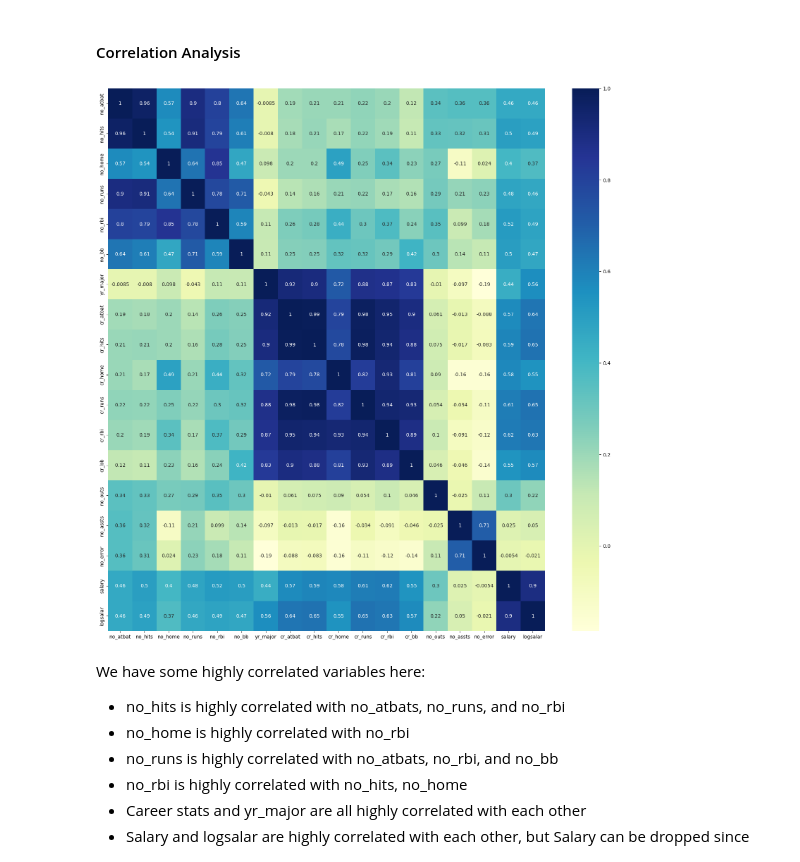
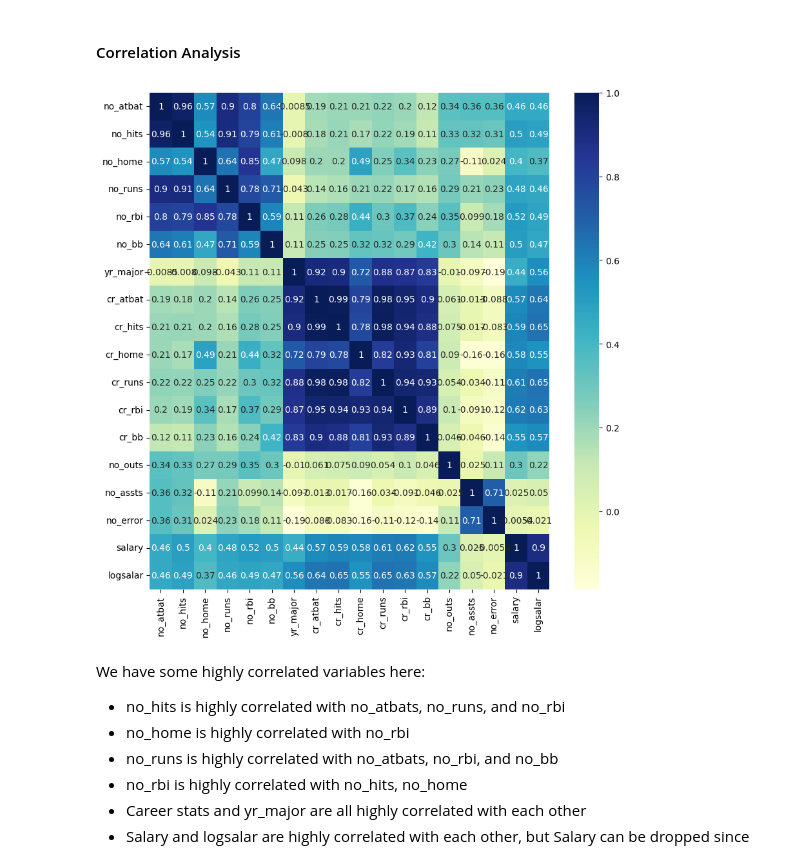
Before and after one commit to MSWinds/dm-group1-project, a Jupyter notebook: Final_Project.ipynb, the cells around one changed output. Cells and saved outputs as stored; diff of their text form; code cells hidden in the pictures.

```diff
--- a/Final_Project.ipynb
+++ b/Final_Project.ipynb
@@ -2312,11 +2387,11 @@ metadata(df_b_raw)
 #### Correlation Analysis
 # %%
 # create a correlation heatmap using sns
-plt.figure(figsize=(20,20))
+plt.figure(figsize=(10,10))
 sns.heatmap(df_b_raw.corr(), annot=True, cmap="YlGnBu")
 plt.show()
 # %% [output]
-[figure, old version]
+[figure, new version]
 # %% [markdown]
 We have some highly correlated variables here:
 *   no_hits is highly correlated with no_atbats, no_runs, and no_rbi
```
Also changed, not shown: parts of 62 cells of this notebook.
